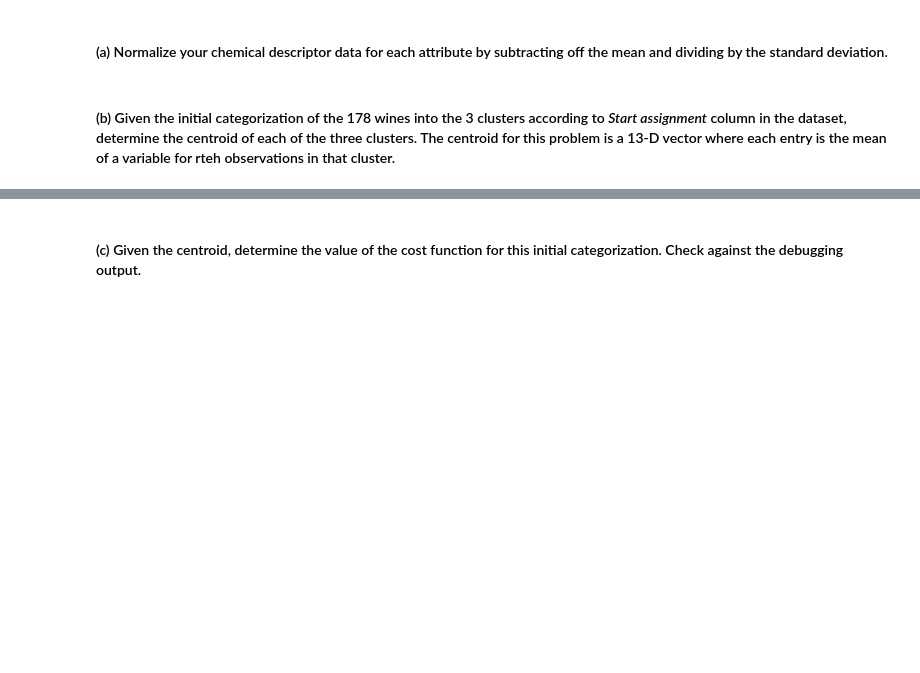
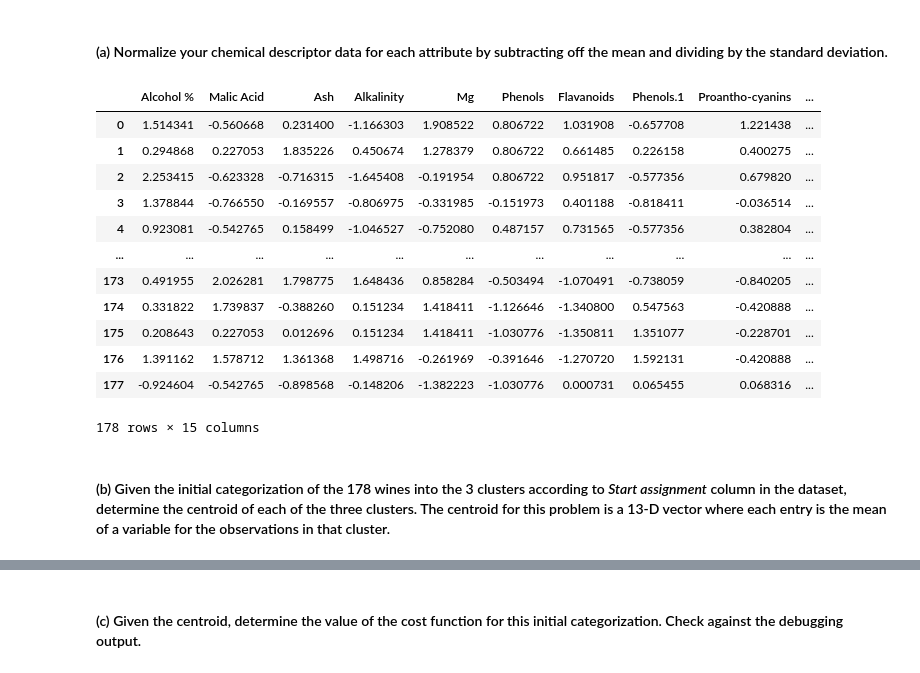
Before and after one commit to charisliao/CHEM277B, a Jupyter notebook: hw2/hw2_charisliao.ipynb, the cells around one changed output, grey strips where cells are left out. Saved outputs shown, nothing was run; the diff lists cells and outputs as text; code cells hidden in the pictures; blank space fills up the shorter version.

```diff
--- a/hw2/hw2_charisliao.ipynb
+++ b/hw2/hw2_charisliao.ipynb
@@ -31,4 +256,26 @@ In this problem, you are given a data set of N=178 wines, all grown in the same
 # %% [markdown]
 #### (a) Normalize your chemical descriptor data for each attribute by subtracting off the mean and dividing by the standard deviation.
+# %%
+# create a copy of the original dataframe
+df_normalized = df.copy()
+
+for column in df_normalized.columns[:-2]:
+    df_normalized[column] = (df_normalized[column] - df_normalized[column].mean()) / df_normalized[column].std()
+
+display(df_normalized)
+# %% [output]
+|  | Alcohol % | Malic Acid | Ash | Alkalinity | Mg | Phenols | Flavanoids | Phenols.1 | Proantho-cyanins | ... |
+| 0 | 1.514341 | -0.560668 | 0.231400 | -1.166303 | 1.908522 | 0.806722 | 1.031908 | -0.657708 | 1.221438 | ... |
+| 1 | 0.294868 | 0.227053 | 1.835226 | 0.450674 | 1.278379 | 0.806722 | 0.661485 | 0.226158 | 0.400275 | ... |
+| 2 | 2.253415 | -0.623328 | -0.716315 | -1.645408 | -0.191954 | 0.806722 | 0.951817 | -0.577356 | 0.679820 | ... |
+| 3 | 1.378844 | -0.766550 | -0.169557 | -0.806975 | -0.331985 | -0.151973 | 0.401188 | -0.818411 | -0.036514 | ... |
+| 4 | 0.923081 | -0.542765 | 0.158499 | -1.046527 | -0.752080 | 0.487157 | 0.731565 | -0.577356 | 0.382804 | ... |
+| ... | ... | ... | ... | ... | ... | ... | ... | ... | ... | ... |
+| 173 | 0.491955 | 2.026281 | 1.798775 | 1.648436 | 0.858284 | -0.503494 | -1.070491 | -0.738059 | -0.840205 | ... |
+| 174 | 0.331822 | 1.739837 | -0.388260 | 0.151234 | 1.418411 | -1.126646 | -1.340800 | 0.547563 | -0.420888 | ... |
+| 175 | 0.208643 | 0.227053 | 0.012696 | 0.151234 | 1.418411 | -1.030776 | -1.350811 | 1.351077 | -0.228701 | ... |
+| 176 | 1.391162 | 1.578712 | 1.361368 | 1.498716 | -0.261969 | -0.391646 | -1.270720 | 1.592131 | -0.420888 | ... |
+| 177 | -0.924604 | -0.542765 | -0.898568 | -0.148206 | -1.382223 | -1.030776 | 0.000731 | 0.065455 | 0.068316 | ... |
+178 rows × 15 columns
 # %% [markdown]
-#### (b) Given the initial categorization of the 178 wines into the 3 clusters according to *Start assignment* column in the dataset, determine the centroid of each of the three clusters. The centroid for this problem is a 13-D vector where each entry is the mean of a variable for rteh observations in that cluster.
+#### (b) Given the initial categorization of the 178 wines into the 3 clusters according to *Start assignment* column in the dataset, determine the centroid of each of the three clusters. The centroid for this problem is a 13-D vector where each entry is the mean of a variable for the observations in that cluster.
```
Also changed, not shown: parts of 24 cells of this notebook.
